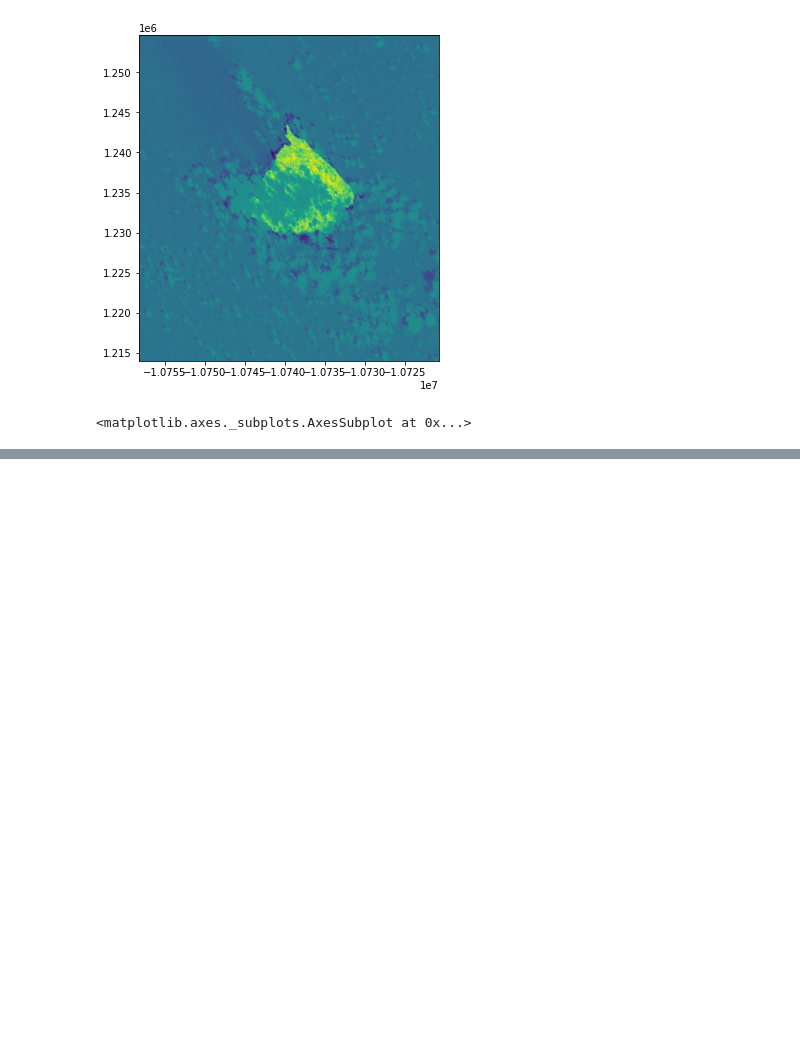
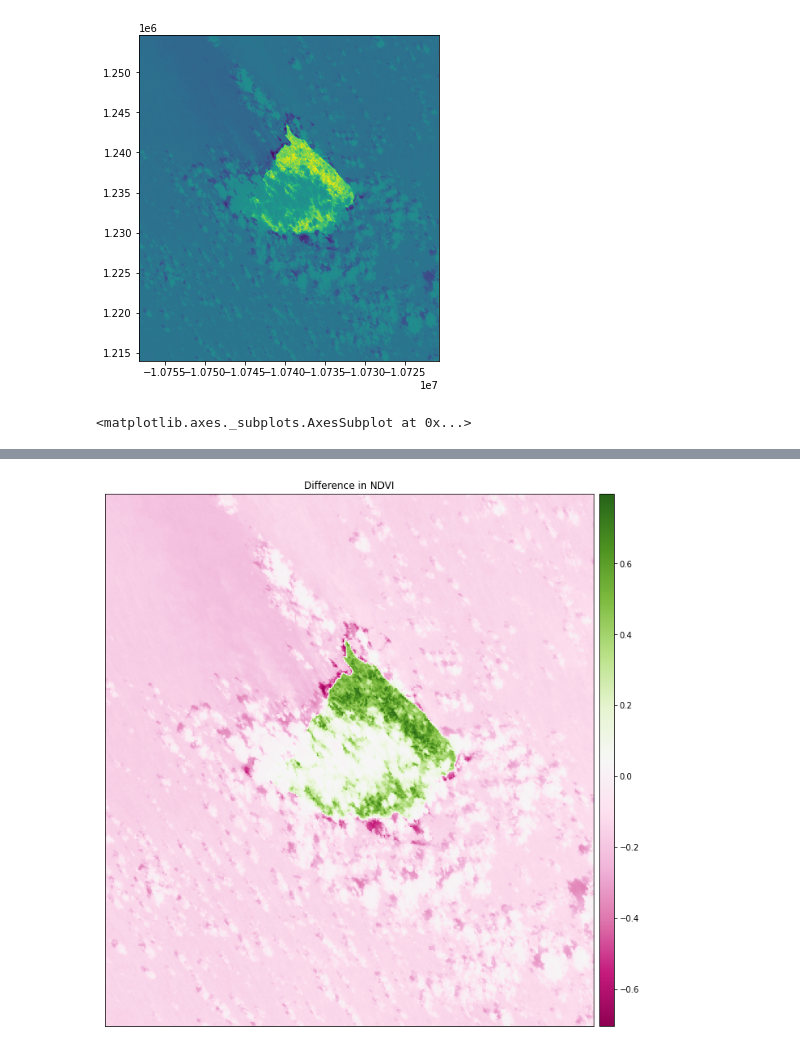
Before and after one commit to hardikkamboj/Google-Earth-Engine-Notebooks, a Jupyter notebook: USE_CASES/Analyzing_cyclone_winston/Analyzing_result.ipynb, the cells around one changed output, grey strips where cells are left out. Cells and saved outputs as stored; diff of their text form; code cells hidden in the pictures; blank space fills up the shorter version.

```diff
--- a/USE_CASES/Analyzing_cyclone_winston/Analyzing_result.ipynb
+++ b/USE_CASES/Analyzing_cyclone_winston/Analyzing_result.ipynb
@@ -84,0 +136,10 @@ show(img4)
+# %%
+diff = naip_data2 - naip_data
+# %%
+ep.plot_bands(diff,
+              cmap='PiYG',
+              scale=False,
+              title="Difference in NDVI")
+plt.show()
+# %% [output]
+[figure, added]
```
Also changed, not shown: parts of 14 cells of this notebook.
